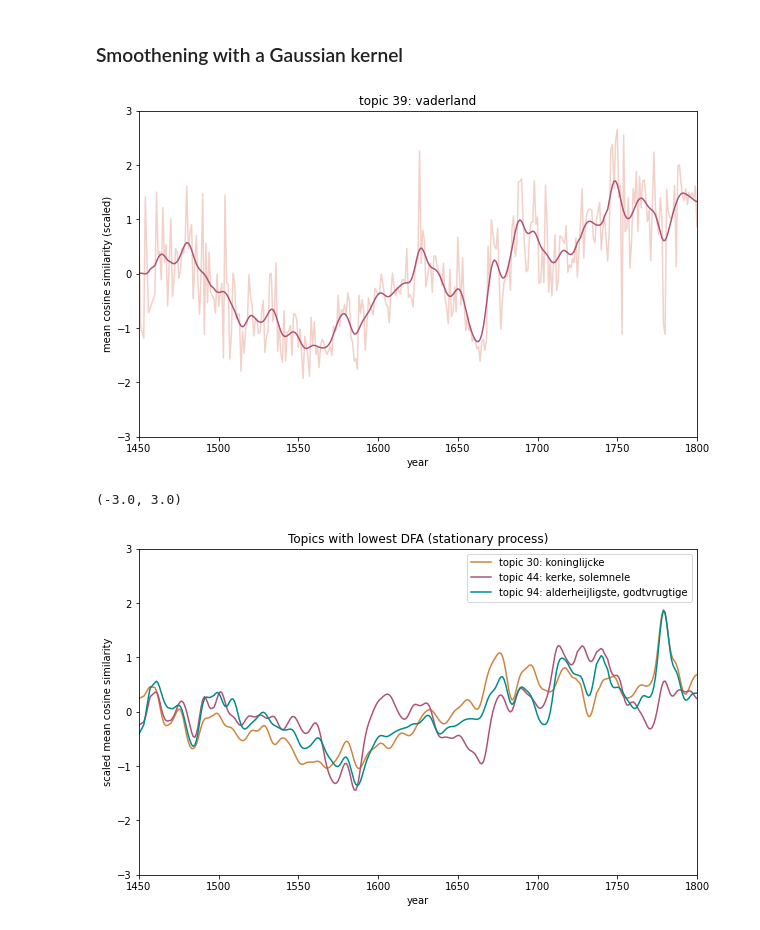
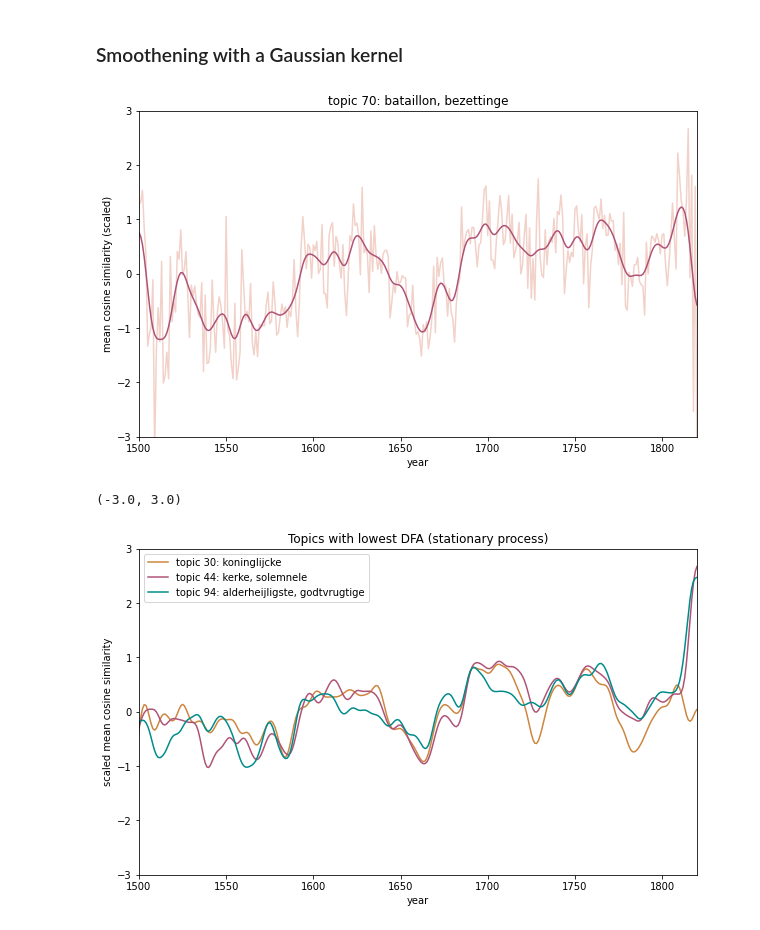
Before and after one commit to centre-for-humanities-computing/dutch-chronicles, a Jupyter notebook: notebooks/top2vec_analysis.ipynb, the cells around one changed output. Cells and saved outputs as stored; diff of their text form; code cells hidden in the pictures.

```diff
--- a/notebooks/top2vec_analysis.ipynb
+++ b/notebooks/top2vec_analysis.ipynb
@@ -29,5 +33,5 @@ from scipy.ndimage import gaussian_filter1d
 # %%
-year_mean_scaled = pd.read_csv('../../corpus/year_mean_scaled.csv', index_col=0)
+year_mean_scaled = pd.read_csv('../../corpus/primitives_220503/year_mean_scaled.csv', index_col=0)
 year_mean_scaled.head()
 # %% [output]
 |  | year | 0 | 1 | 2 | 3 | 4 | 5 | 6 | 7 | 8 | ... | ... |
@@ -45,35 +49,35 @@ year_mean_scaled.head()
 topic = [*range(0,100)]
 topic = [str(x) for x in topic]
 
-smooth = gaussian_filter1d(year_mean_scaled[topic[69]].to_numpy(), 3)
+smooth = gaussian_filter1d(year_mean_scaled[topic[70]].to_numpy(), 3)
 plt.figure(figsize=(10, 6))
-sns.lineplot(year_mean_scaled['year'], year_mean_scaled[topic[69]], color='#F2D1C9')
+sns.lineplot(year_mean_scaled['year'], year_mean_scaled[topic[70]], color='#F2D1C9')
 sns.lineplot(year_mean_scaled['year'], smooth, color='#AE5377')
-plt.title('topic 69: stadhouder, nass')
+plt.title('topic 70: bataillon, bezettinge')
 plt.xlabel('year')
 plt.ylabel('mean cosine similarity (scaled)')
-plt.xlim([1450, 1800])
+plt.xlim([1500, 1820])
 plt.ylim([-3, +3])
 plt.show()
 # %% [output]
-[figure, old version]
+[figure, new version]
 # %%
 plt.figure(figsize=(10, 6))
 smooth0 = gaussian_filter1d(year_mean_scaled[topic[30]].to_numpy(), 3)
 sns.lineplot(year_mean_scaled['year'], smooth0, color='peru')
 smooth1 = gaussian_filter1d(year_mean_scaled[topic[44]].to_numpy(), 3)
 sns.lineplot(year_mean_scaled['year'], smooth1, color='#AE5377')
 smooth2 = gaussian_filter1d(year_mean_scaled[topic[94]].to_numpy(), 3)
 sns.lineplot(year_mean_scaled['year'], smooth2, color='#008B8B')
 plt.title('Topics with lowest DFA (stationary process)')
 plt.legend(['topic 30: koninglijcke', 'topic 44: kerke, solemnele', 'topic 94: alderheijligste, godtvrugtige'])
 plt.xlabel('year')
 plt.ylabel('scaled mean cosine similarity')
-plt.xlim([1450, 1800])
+plt.xlim([1500, 1820])
 plt.ylim([-3, +3])
 # %% [output]
 (-3.0, 3.0)
-[figure, old version]
+[figure, new version]
 # %%
 plt.figure(figsize=(10, 6))
 smooth0 = gaussian_filter1d(year_mean_scaled[topic[4]].to_numpy(), 3)
```
Also changed, not shown: parts of 15 cells of this notebook, 4 other files.
